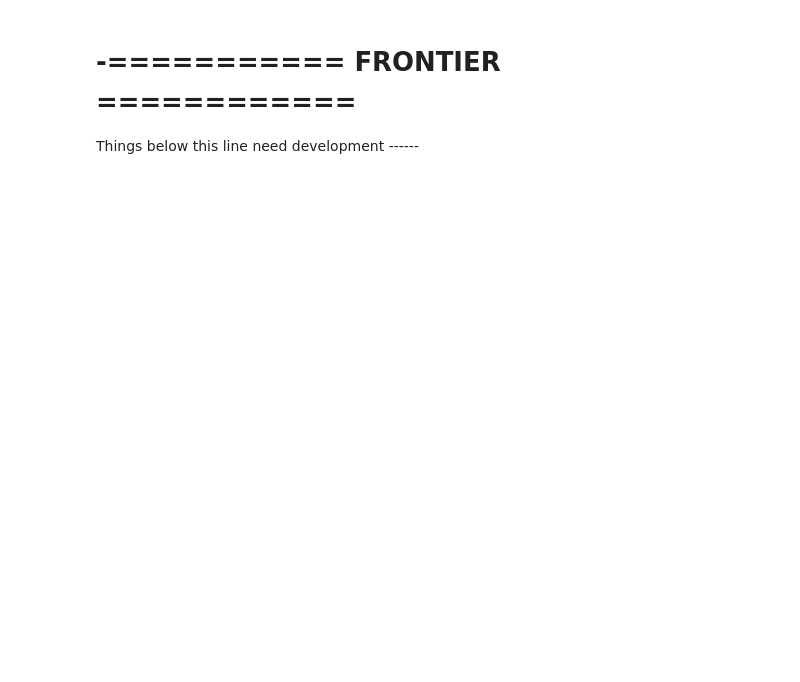
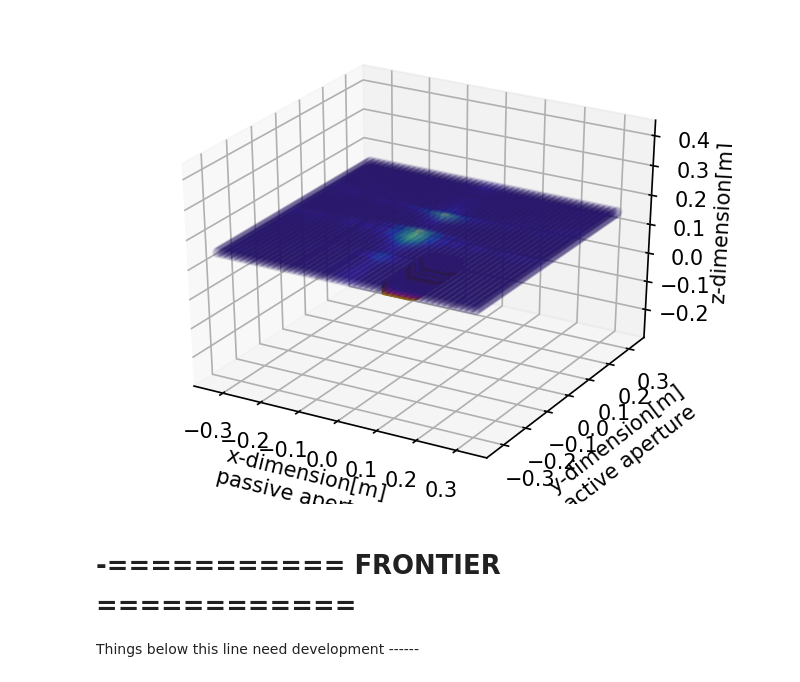
Before and after one commit to ultraleap/HandyBeam-Strathclyde, a Jupyter notebook: hello_world.ipynb, the cells around one changed output. Cells and saved outputs as stored; diff of their text form; code cells hidden in the pictures; blank space fills up the shorter version.

```diff
--- a/hello_world.ipynb
+++ b/hello_world.ipynb
@@ -96,0 +178,5 @@ dir(array_builder)
+# %%
+handybeam.visualise.visualize_3D_only(handybeam_world,samplers=[handybeam_world.samplers[1]],alpha=0.03)
+handybeam.visualise.visualize_3D_only(handybeam_world,samplers=[handybeam_world.samplers[1]],alpha=0.03,filename="field_xy_3D.png")
+# %% [output]
+[figure, added]
```
Also changed, not shown: parts of 51 cells of this notebook, 11 other files.
